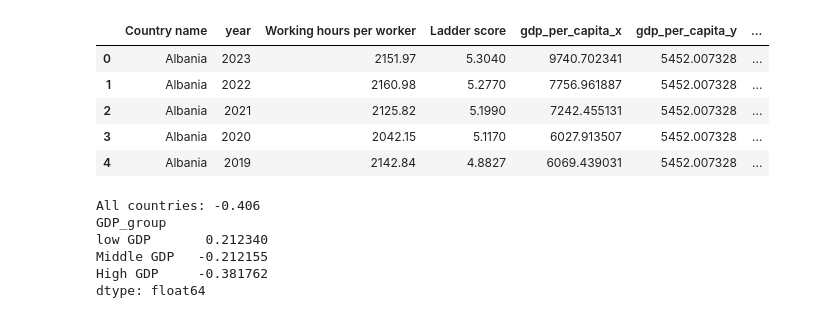
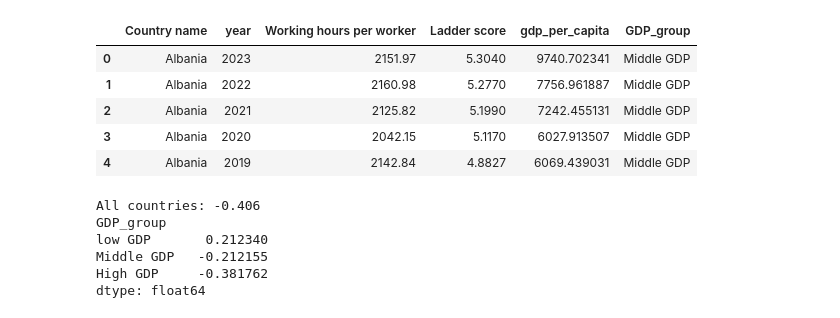
Before and after one commit to rgtd-faustino/Data-Visualization, a Jupyter notebook: Q3_visuallization.ipynb, the cells around one changed output. Cells and saved outputs as stored; diff of their text form; code cells hidden in the pictures.

```diff
--- a/Q3_visuallization.ipynb
+++ b/Q3_visuallization.ipynb
@@ -133,32 +140,31 @@ valid_data_Q3 = df_Q3[
 # %%
 
 # calculate median GDP per capita foe each country
 country_gdp = valid_data_Q3.groupby("Country name")[
     "gdp_per_capita"
 ].median().reset_index()
 
 # Divide counties into three GDP groups
 country_gdp["GDP_group"] = pd.qcut(
     country_gdp["gdp_per_capita"],
     q = 3,
     labels=["low GDP","Middle GDP", "High GDP"]
 )
 # Merge GDP groups into dataset
 valid_data_Q3  = pd.merge(
     valid_data_Q3,
-    country_gdp,
-    left_on=["Country name"],
-    right_on=["Country name"],
+    country_gdp[["Country name","GDP_group"]],
+    on=["Country name"],
     how="inner"
 )
 display(valid_data_Q3.head())
 # %% [output]
-|  | Country name | year | Working hours per worker | Ladder score | gdp_per_capita_x | gdp_per_capita_y | ... |
-| 0 | Albania | 2023 | 2151.97 | 5.3040 | 9740.702341 | 5452.007328 | ... |
-| 1 | Albania | 2022 | 2160.98 | 5.2770 | 7756.961887 | 5452.007328 | ... |
-| 2 | Albania | 2021 | 2125.82 | 5.1990 | 7242.455131 | 5452.007328 | ... |
-| 3 | Albania | 2020 | 2042.15 | 5.1170 | 6027.913507 | 5452.007328 | ... |
-| 4 | Albania | 2019 | 2142.84 | 4.8827 | 6069.439031 | 5452.007328 | ... |
+|  | Country name | year | Working hours per worker | Ladder score | gdp_per_capita | GDP_group |
+| 0 | Albania | 2023 | 2151.97 | 5.3040 | 9740.702341 | Middle GDP |
+| 1 | Albania | 2022 | 2160.98 | 5.2770 | 7756.961887 | Middle GDP |
+| 2 | Albania | 2021 | 2125.82 | 5.1990 | 7242.455131 | Middle GDP |
+| 3 | Albania | 2020 | 2042.15 | 5.1170 | 6027.913507 | Middle GDP |
+| 4 | Albania | 2019 | 2142.84 | 4.8827 | 6069.439031 | Middle GDP |
 # %%
 # correlation for all observations
 r_all = valid_data_Q3["Working hours per worker"].corr(
```
Also changed, not shown: parts of 4 cells of this notebook.
